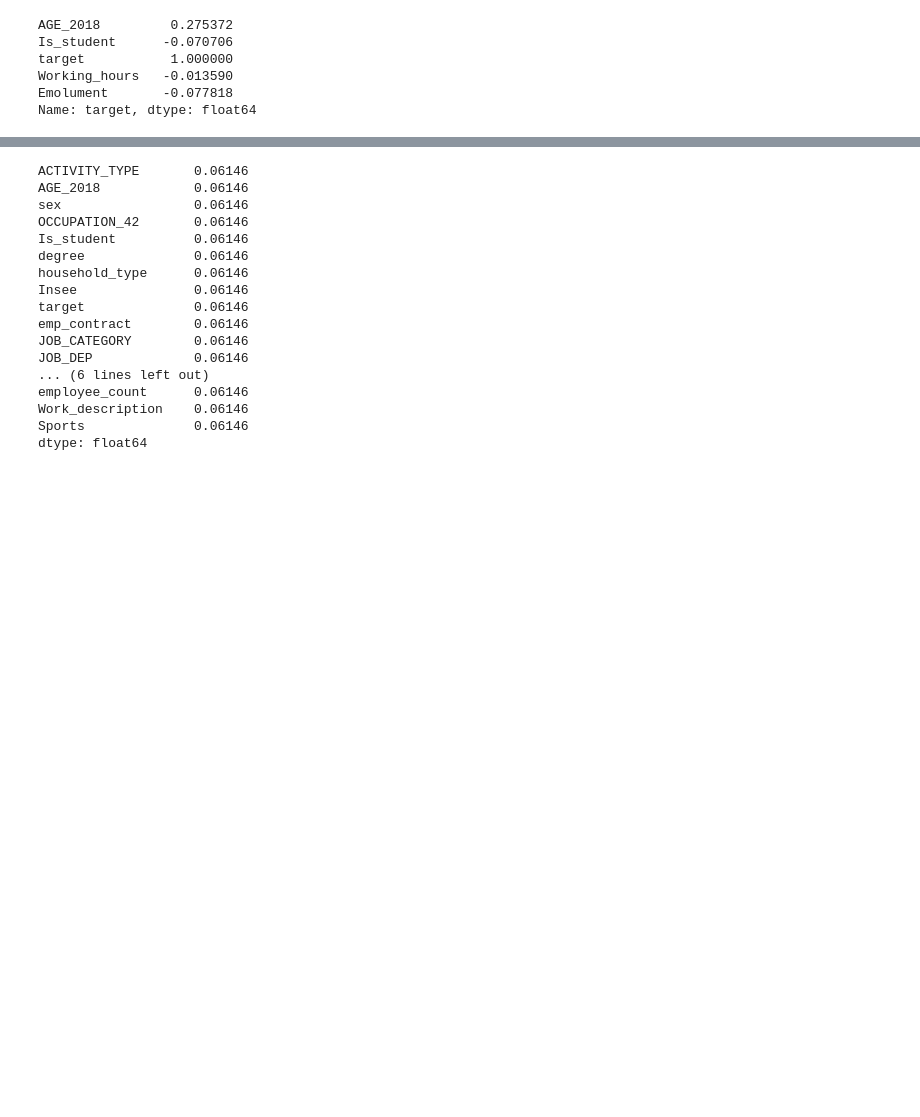
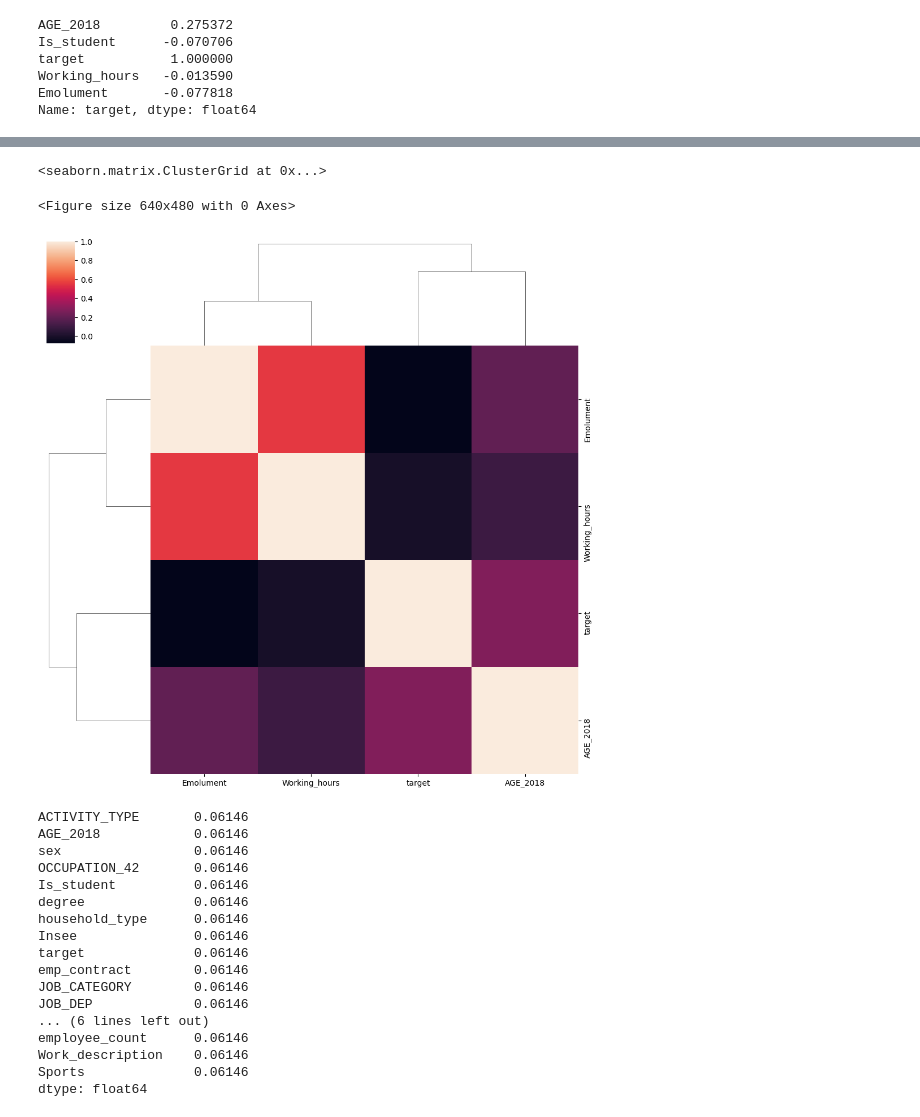
Before and after one commit to matardoky/ould-, a Jupyter notebook: Analyse et exploration des données .ipynb, the cells around one changed output, grey strips where cells are left out. Saved outputs shown, nothing was run; the diff lists cells and outputs as text; code cells hidden in the pictures; blank space fills up the shorter version.

Commit message:
Clustermap

```diff
--- a/Analyse et exploration des données .ipynb
+++ b/Analyse et exploration des données .ipynb
@@ -368,3 +368,5 @@ target           1.000000
 Working_hours   -0.013590
 Emolument       -0.077818
 Name: target, dtype: float64
+# %%
+_df = df[["Emolument", "Working_hours", "target", "AGE_2018"]]
@@ -371,3 +381,10 @@ Name: target, dtype: float64
+# %%
+plt.figure()
+sns.clustermap(_df.corr())
+# %% [output]
+<seaborn.matrix.ClusterGrid at 0x...>
+<Figure size 640x480 with 0 Axes>
+[figure, added]
 # %%
 df.dropna().count() / df.shape[0]
 # %% [output]
```
Also changed, not shown: parts of 1 cell of this notebook.
